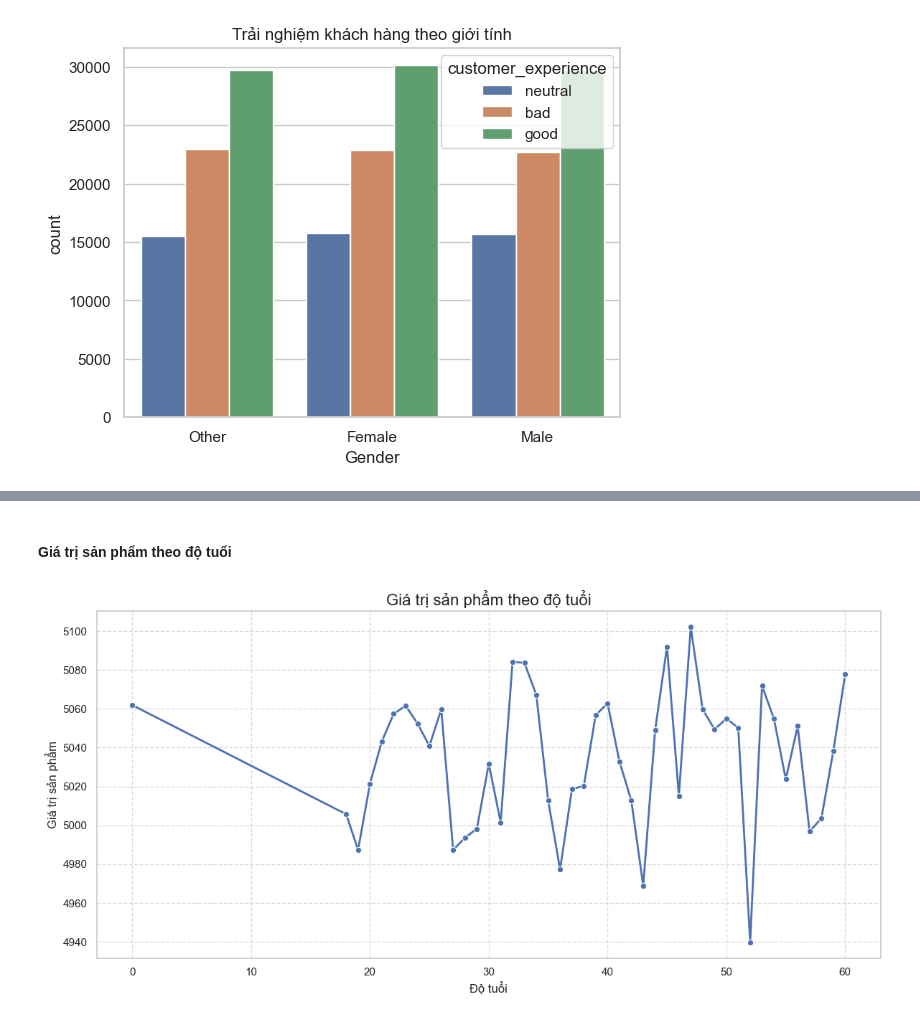
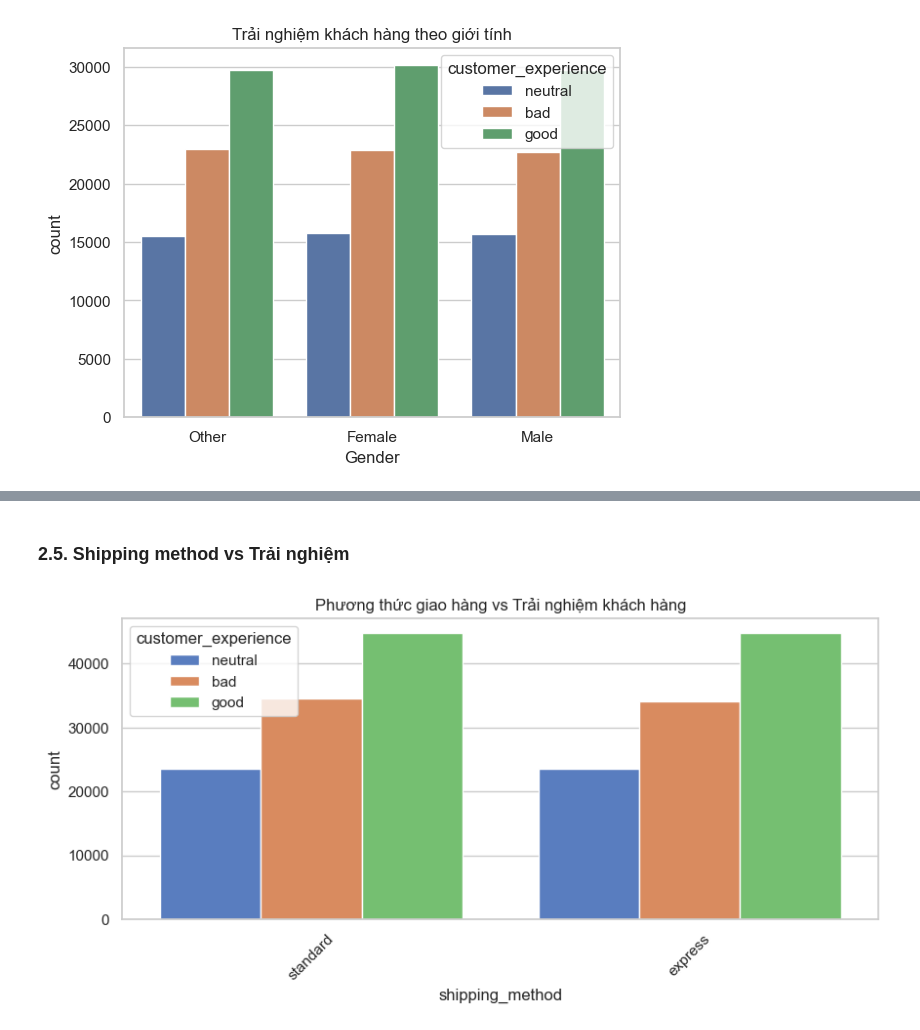
Before and after one commit to lesondowski/PPNCKH-Name-project-SGU, a Jupyter notebook: EDA/eda.ipynb, the cells around one changed output, grey strips where cells are left out. Cells and saved outputs as stored; diff of their text form; code cells hidden in the pictures.

```diff
--- a/EDA/eda.ipynb
+++ b/EDA/eda.ipynb
@@ -255,21 +230,10 @@ plt.show()
 # %% [markdown]
-#### Giá trị sản phẩm theo độ tuổi
+### 2.5. Shipping method vs Trải nghiệm
 # %%
-# Tính giá trị trung bình của 'Product_value' theo 'age'
-age_product_value = df.groupby('age')['Product_value'].mean().reset_index()
-
-# Vẽ biểu đồ đường
-plt.figure(figsize=(12, 6))
-sns.lineplot(x='age', y='Product_value', data=age_product_value, marker='o', color='b', linewidth=2)
-
-# Thêm tiêu đề và nhãn cho trục
-plt.title('Giá trị sản phẩm theo độ tuổi', fontsize=16)
-plt.xlabel('Độ tuổi', fontsize=12)
-plt.ylabel('Giá trị sản phẩm', fontsize=12)
-
-# Hiển thị biểu đồ
-plt.grid(True, linestyle='--', alpha=0.7)
-plt.tight_layout()
+plt.figure(figsize=(10,4))
+sns.countplot(data=df, x='shipping_method', hue='customer_experience', palette='muted')
+plt.title("Phương thức giao hàng vs Trải nghiệm khách hàng")
+plt.xticks(rotation=45)
 plt.show()
 # %% [output]
-[figure, old version]
+[figure, new version]
```
Also changed, not shown: parts of 34 cells of this notebook.
